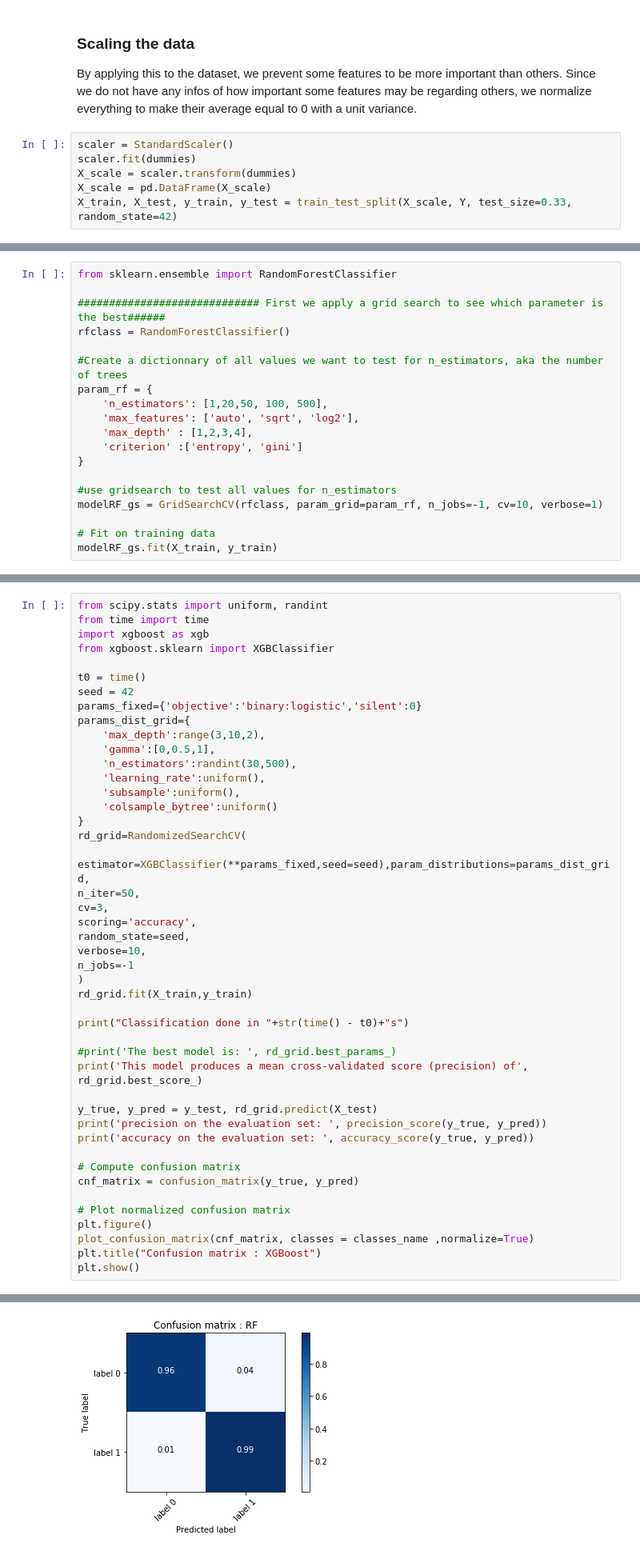
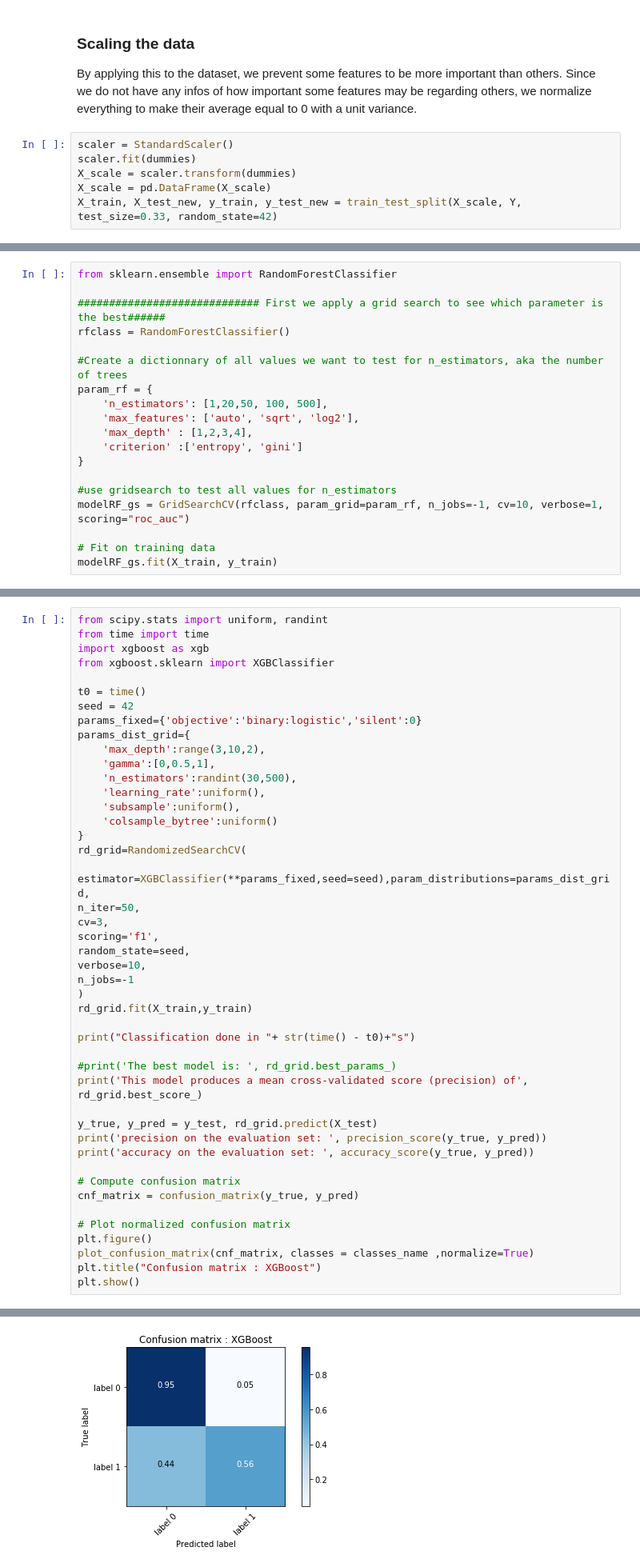
Before and after one commit to geoffmt/SDTSIA-210, a Jupyter notebook: Projet.ipynb, the cells around one changed output, grey strips where cells are left out. Shown at 80% size. Cells and saved outputs as stored; diff of their text form.

```diff
--- a/Projet.ipynb
+++ b/Projet.ipynb
@@ -790,4 +795,4 @@ scaler = StandardScaler()
 scaler.fit(dummies)
 X_scale = scaler.transform(dummies)
 X_scale = pd.DataFrame(X_scale)
-X_train, X_test, y_train, y_test = train_test_split(X_scale, Y, test_size=0.33, random_state=42)
+X_train, X_test_new, y_train, y_test_new = train_test_split(X_scale, Y, test_size=0.33, random_state=42)
@@ -810,7 +813,7 @@ param_rf = {
 }
 
 #use gridsearch to test all values for n_estimators
-modelRF_gs = GridSearchCV(rfclass, param_grid=param_rf, n_jobs=-1, cv=10, verbose=1)
+modelRF_gs = GridSearchCV(rfclass, param_grid=param_rf, n_jobs=-1, cv=10, verbose=1,  scoring="roc_auc")
 
 # Fit on training data
 modelRF_gs.fit(X_train, y_train)
@@ -887,14 +896,14 @@ rd_grid=RandomizedSearchCV(
     estimator=XGBClassifier(**params_fixed,seed=seed),param_distributions=params_dist_grid,
 n_iter=50,
 cv=3,
-scoring='accuracy',
+scoring='f1',
 random_state=seed,
 verbose=10,
 n_jobs=-1
 )
 rd_grid.fit(X_train,y_train)
 
-print("Classification done in "+str(time() - t0)+"s")
+print("Classification done in "+ str(time() - t0)+"s")
 
 #print('The best model is: ', rd_grid.best_params_)
 print('This model produces a mean cross-validated score (precision) of', rd_grid.best_score_)
@@ -945,3 +954,3 @@ Normalized confusion matrix
-[figure, old version]
+[figure, new version]
 # %% [markdown]
 ## 3. Neural Networks
```
Also changed, not shown: parts of 45 cells of this notebook.
